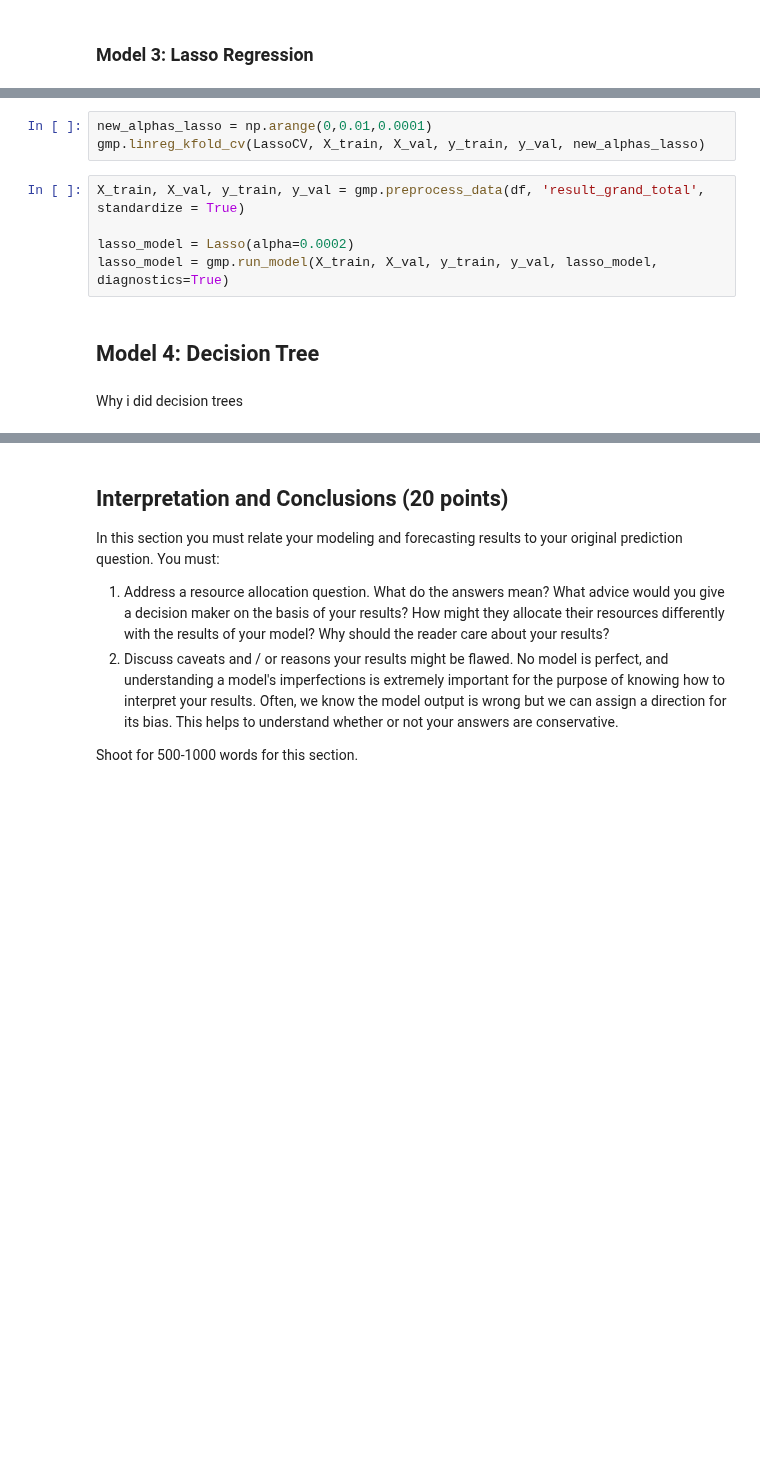
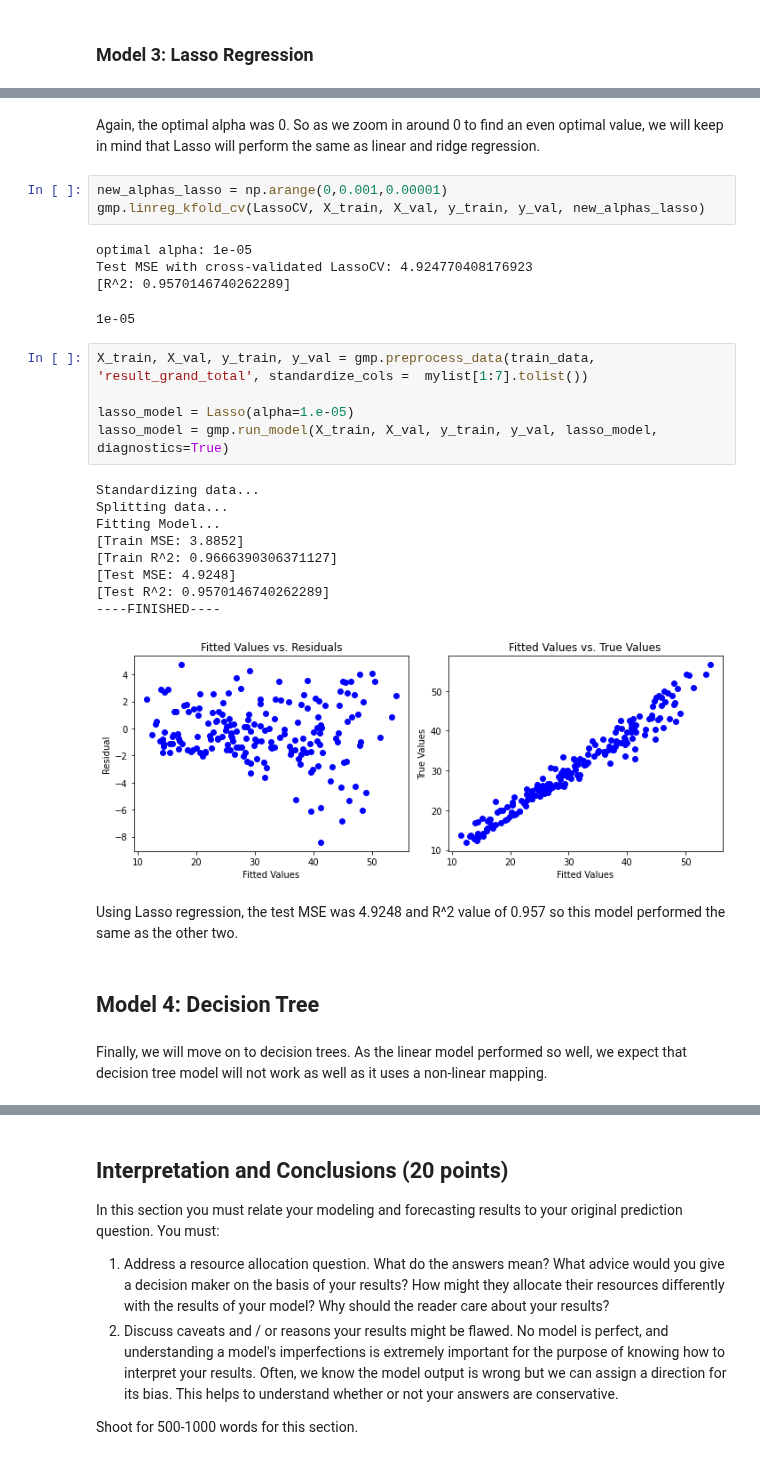
Before and after one commit to vincent-lao/carbon-footprint, a Jupyter notebook: code/model/household-carbon-footprint-models.ipynb, the cells around one changed output, grey strips where cells are left out. Cells and saved outputs as stored; diff of their text form; blank space fills up the shorter version.

```diff
--- a/code/model/household-carbon-footprint-models.ipynb
+++ b/code/model/household-carbon-footprint-models.ipynb
@@ -123,14 +144,33 @@ gmp.linreg_kfold_cv(LassoCV, X_train, X_val, y_train, y_val, alphas)
+# %% [markdown]
+Again, the optimal alpha was 0. So as we zoom in around 0 to find an even optimal value, we will keep in mind that Lasso will perform the same as linear and ridge regression.
 # %%
-new_alphas_lasso = np.arange(0,0.01,0.0001)
+new_alphas_lasso = np.arange(0,0.001,0.00001)
 gmp.linreg_kfold_cv(LassoCV, X_train, X_val, y_train, y_val, new_alphas_lasso)
+# %% [output]
+optimal alpha: 1e-05
+Test MSE with cross-validated LassoCV: 4.924770408176923
+[R^2: 0.9570146740262289]
+1e-05
 # %%
-X_train, X_val, y_train, y_val = gmp.preprocess_data(df, 'result_grand_total', standardize = True)
+X_train, X_val, y_train, y_val = gmp.preprocess_data(train_data, 'result_grand_total', standardize_cols =  mylist[1:7].tolist())
 
-lasso_model = Lasso(alpha=0.0002)
+lasso_model = Lasso(alpha=1.e-05)
 lasso_model = gmp.run_model(X_train, X_val, y_train, y_val, lasso_model, diagnostics=True)
+# %% [output]
+Standardizing data...
+Splitting data...
+Fitting Model...
+[Train MSE: 3.8852]
+[Train R^2: 0.9666390306371127]
+[Test MSE: 4.9248]
+[Test R^2: 0.9570146740262289]
+----FINISHED----
+[figure, added]
+# %% [markdown]
+Using Lasso regression, the test MSE was 4.9248 and R^2 value of 0.957 so this model performed the same as the other two.
 # %% [markdown]
 ## Model 4: Decision Tree
-# %% [markdown]
-Why i did decision trees
+# %% [markdown]
+Finally, we will move on to decision trees. As the linear model performed so well, we expect that decision tree model will not work as well as it uses a non-linear mapping.
 # %%
 param_dist = {'max_leaf_nodes': np.arange(2, 20),
```
Also changed, not shown: parts of 24 cells of this notebook, 4 other files.
